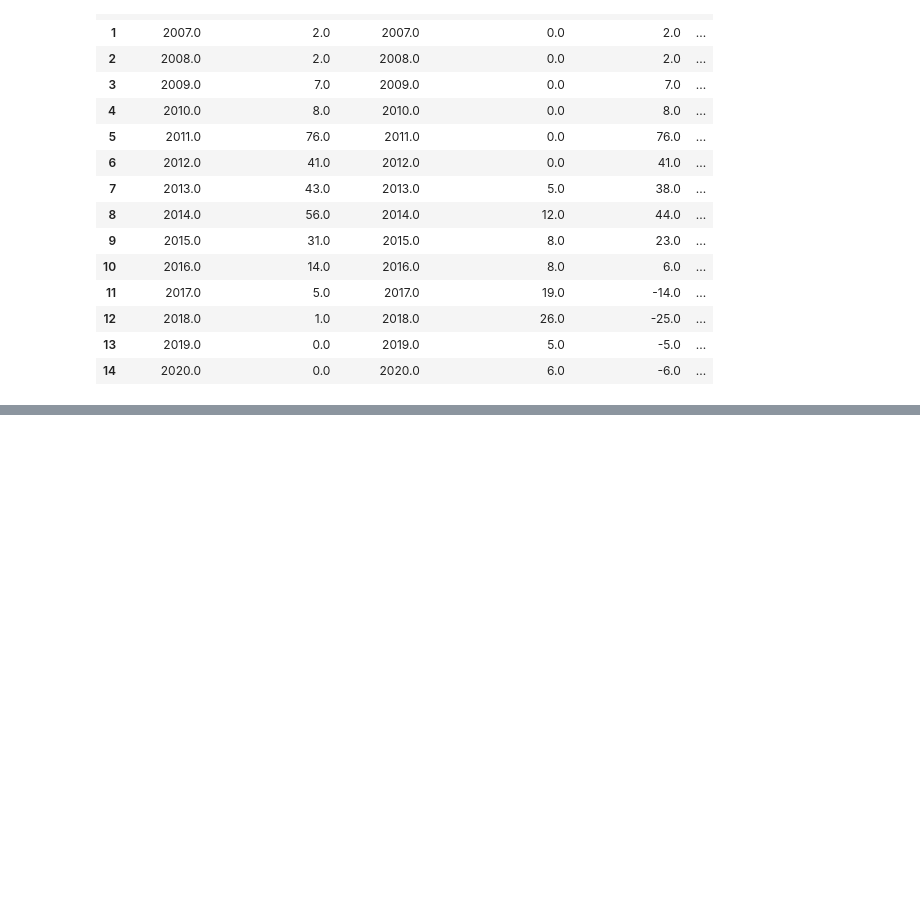
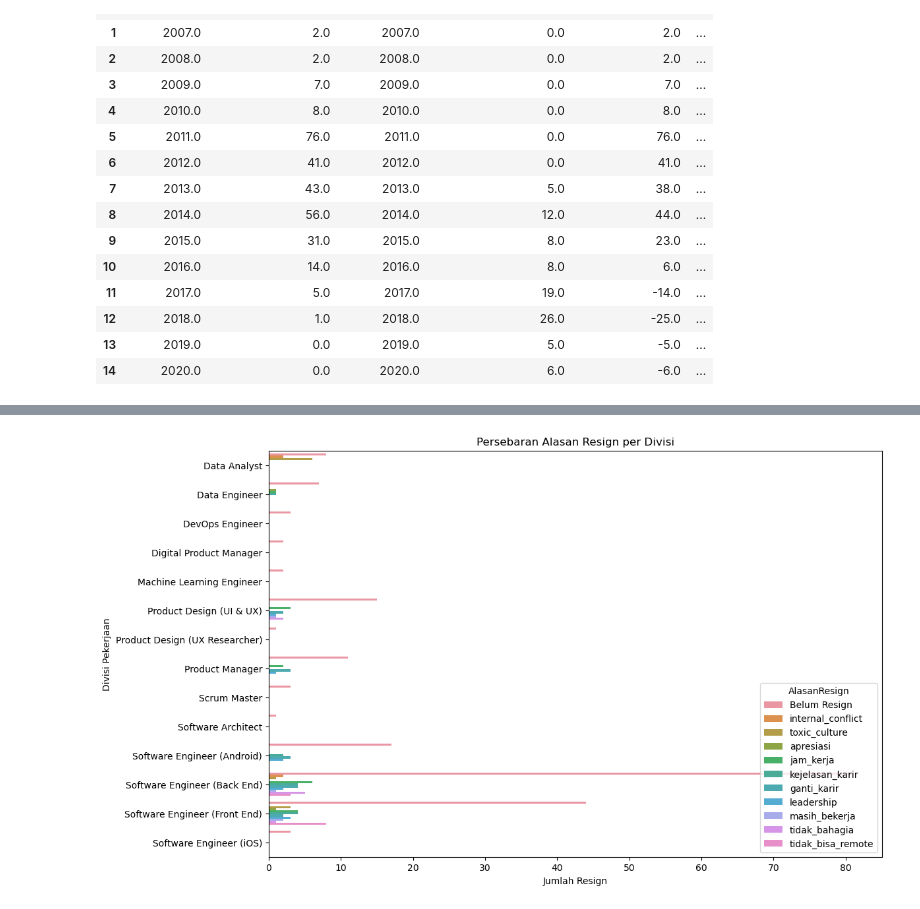
Before and after one commit to imalfunadam/Improving-Employee-Retention-By-Predicting-Employee-Attrition-Using-Machine-Learning, a Jupyter notebook: Predicting Employee Attrition.ipynb, the cells around one changed output, grey strips where cells are left out. Saved outputs shown, nothing was run; the diff lists cells and outputs as text; code cells hidden in the pictures; blank space fills up the shorter version.

```diff
--- a/Predicting Employee Attrition.ipynb
+++ b/Predicting Employee Attrition.ipynb
@@ -528,15 +528,22 @@ fig.show()
 Setelah mengetahui keadaan dari perusahaan yang sedang tidak baik-baik saja, langkah selanjutnya adalah mengetahui alasan pegawai untuk resign pada setiap divisi pekerjaan yang ada. Perusahaan ingin membuat strategi yang lebih personal sehingga setiap divisi pekerjaan yang ada diberikan perlakuan yang sesuai dengan keluhannya masing-masing. Hanya saja, perusahaan ingin mengetahui divisi apa yang paling rentan resign, kemudian langkah apa yang sekiranya bisa dilakukan oleh perusahaan. Pada tahap ini kamu akan menyelidiki bagaimana persebaran tipe pekerjaan yang paling sering resign beserta alasan mereka yang bisa dijadikan kunci dalam perbaikan management pada setiap divisi pekerjaan yang ada.
 # %%
 import pandas as pd
+import numpy as np
 
-# Misalnya df adalah DataFrame yang berisi data karyawan
-# Ganti 'Pekerjaan' dengan nama kolom yang sesuai pada dataset Anda
+# Gantilah 'Pekerjaan', 'AlasanResign', dan 'TanggalResign' dengan nama kolom yang sesuai pada dataset Anda
+pekerjaan_col = 'Pekerjaan'
+alasan_resign_col = 'AlasanResign'
+tanggal_resign_col = 'TanggalResign'
 
 # Membuat DataFrame untuk karyawan yang sudah resign
-df_resigned = df[df['Status'] == 'Resigned'].groupby('Pekerjaan').size().reset_index(name='JumlahResigned')
+df_resigned = df[df[alasan_resign_col].notnull() & df[tanggal_resign_col].notnull()].groupby(pekerjaan_col).size().reset_index(name='JumlahResigned')
+
+# Mengganti nilai NaN pada kolom 'AlasanResign' dan 'TanggalResign' hanya pada data yang tanggal resignnya kosong atau tidak ada nilai datetime
+df.loc[df[tanggal_resign_col].isnull() | pd.to_datetime(df[tanggal_resign_col], errors='coerce').isna(), alasan_resign_col] = 'Belum Resign'
+df.loc[df[tanggal_resign_col].isnull() | pd.to_datetime(df[tanggal_resign_col], errors='coerce').isna(), tanggal_resign_col] = np.nan
 
 # Membuat DataFrame untuk karyawan yang belum resign
-df_not_resigned = df[df['Status'] == 'Not Resigned'].groupby('Pekerjaan').size().reset_index(name='JumlahNotResigned')
+df_not_resigned = df[df[alasan_resign_col] == 'Belum Resign'].groupby(pekerjaan_col).size().reset_index(name='JumlahNotResigned')
 
 # Menampilkan kedua DataFrame
 print("Data Karyawan yang Sudah Resign:")
@@ -548,0 +639,9 @@ KeyError: 'Status'
+# %%
+# Contoh: Melibatkan kolom 'Pekerjaan' dan 'AlasanResign'
+df_resign_analysis = df[['Pekerjaan', 'AlasanResign']]
+
+# Group by pekerjaan dan hitung jumlah resign untuk setiap alasan
+resign_by_job = df_resign_analysis.groupby(['Pekerjaan', 'AlasanResign']).size().reset_index(name='JumlahResign')
+
+# Menampilkan DataFrame hasil analisis
+resign_by_job
@@ -548,0 +666,10 @@ KeyError: 'Status'
+# %%
+# Contoh: Plot bar chart untuk persebaran alasan resign
+plt.figure(figsize=(12, 8))
+sns.barplot(x='JumlahResign', y='Pekerjaan', hue='AlasanResign', data=resign_by_job)
+plt.title('Persebaran Alasan Resign per Divisi')
+plt.xlabel('Jumlah Resign')
+plt.ylabel('Divisi Pekerjaan')
+plt.show()
+# %% [output]
+[figure, added]
```
Also changed, not shown: parts of 9 cells of this notebook.
